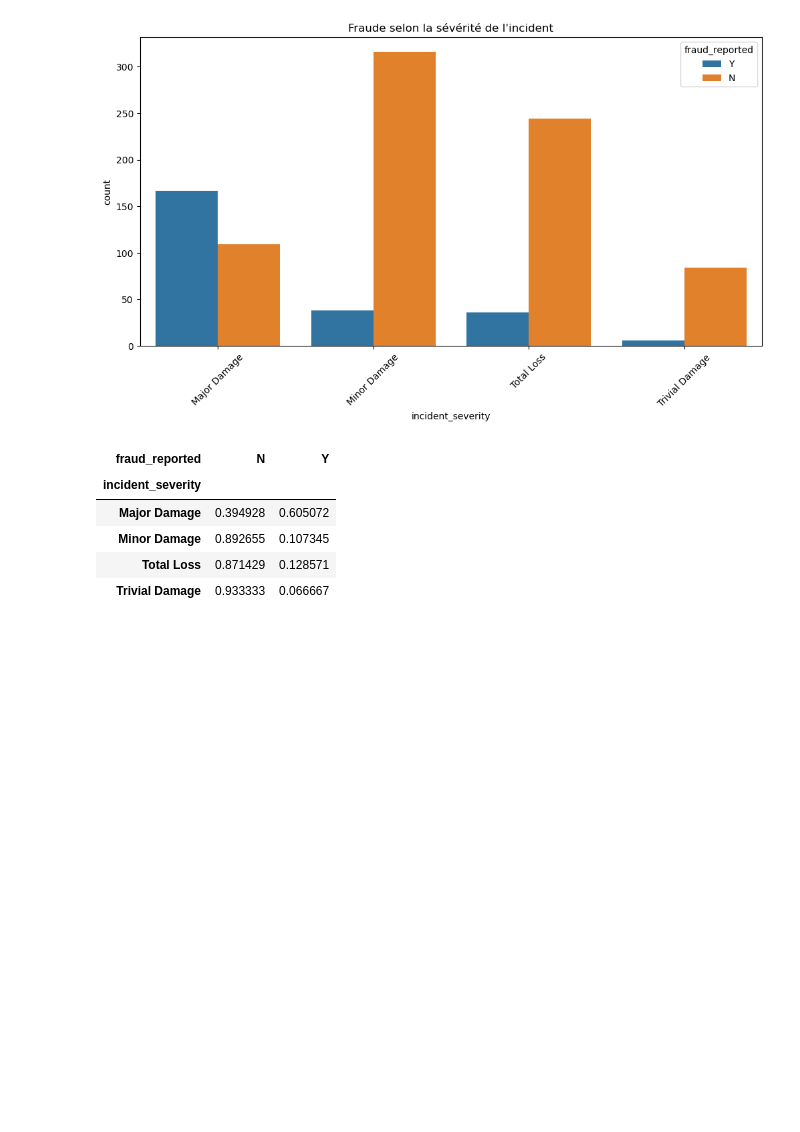
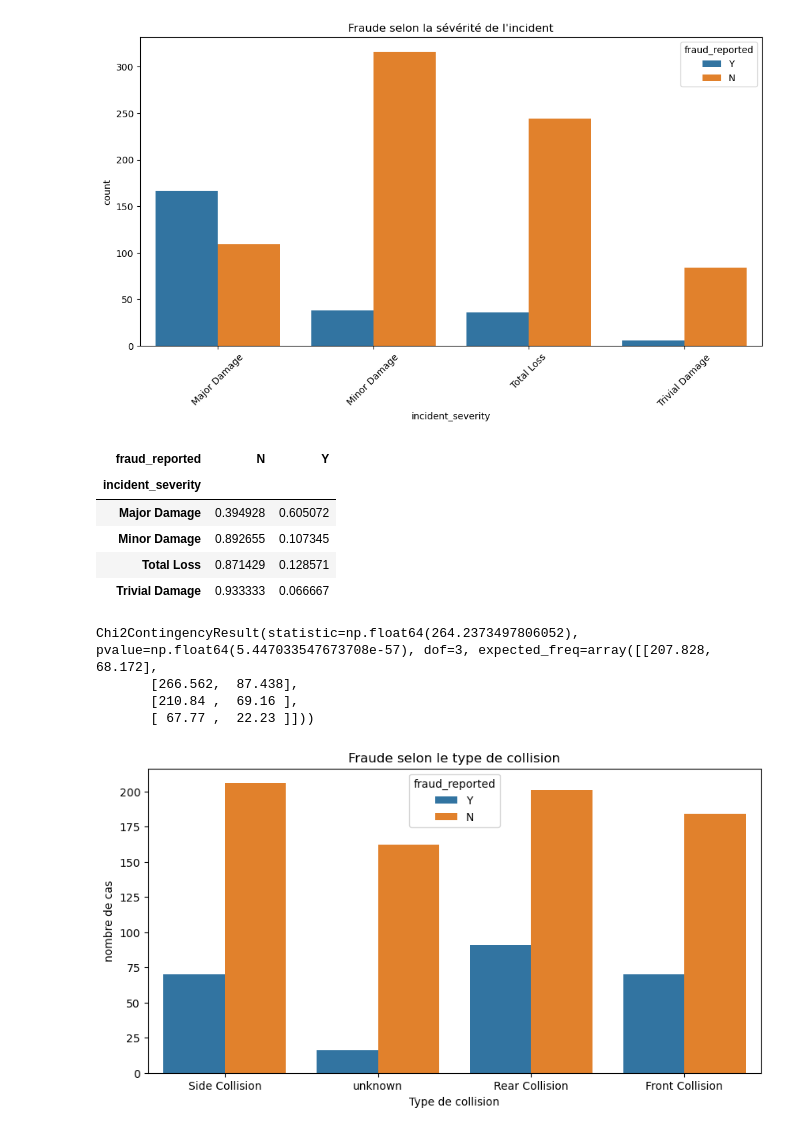
Before and after one commit to khelifaYacine/Donn-es-sur-les-r-clamations-d-assurance-auto, a Jupyter notebook: EDA_first_stup.ipynb, the cells around one changed output. Cells and saved outputs as stored; diff of their text form; code cells hidden in the pictures; blank space fills up the shorter version.

Commit message:
fraud_reported vs collision_type

```diff
--- a/EDA_first_stup.ipynb
+++ b/EDA_first_stup.ipynb
@@ -308,3 +308,22 @@ pd.crosstab(df.incident_severity, df.fraud_reported, normalize='index')
 | Minor Damage | 0.892655 | 0.107345 |
 | Total Loss | 0.871429 | 0.128571 |
 | Trivial Damage | 0.933333 | 0.066667 |
+# %%
+# Test statistique : Chi²
+from scipy.stats import chi2_contingency
+chi2_contingency(pd.crosstab(df.incident_severity, df.fraud_reported))
+# %% [output]
+Chi2ContingencyResult(statistic=np.float64(264.2373497806052), pvalue=np.float64(5.447033547673708e-57), dof=3, expected_freq=array([[207.828,  68.172],
+       [266.562,  87.438],
+       [210.84 ,  69.16 ],
+       [ 67.77 ,  22.23 ]]))
+# %%
+# 2. fraud_reported vs collision_type
+plt.figure(figsize=(10,5))
+plt.title("Fraude selon le type de collision")
+sns.countplot(data =df, x= "collision_type", hue = "fraud_reported")
+plt.xlabel ("Type de collision")
+plt.ylabel("nombre de cas")
+plt.show()
+# %% [output]
+[figure, added]
```
